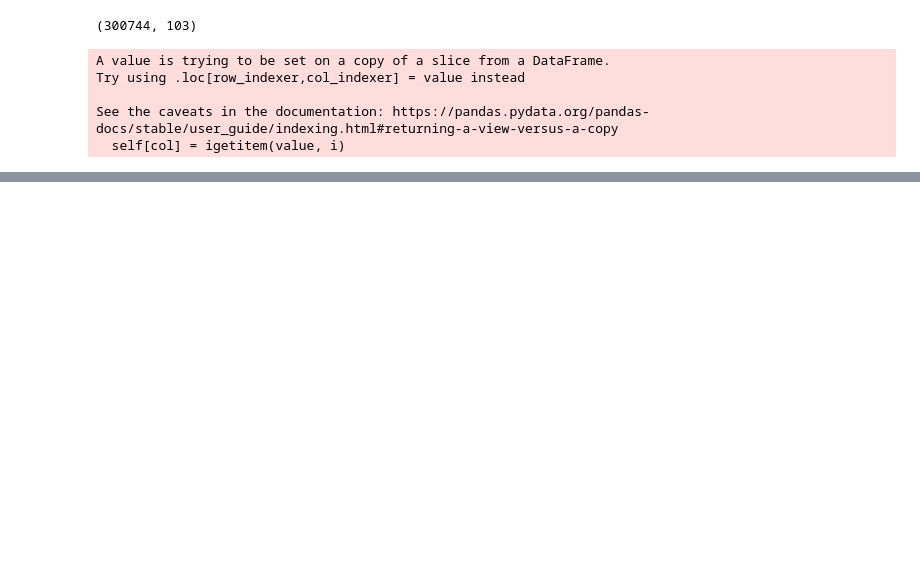
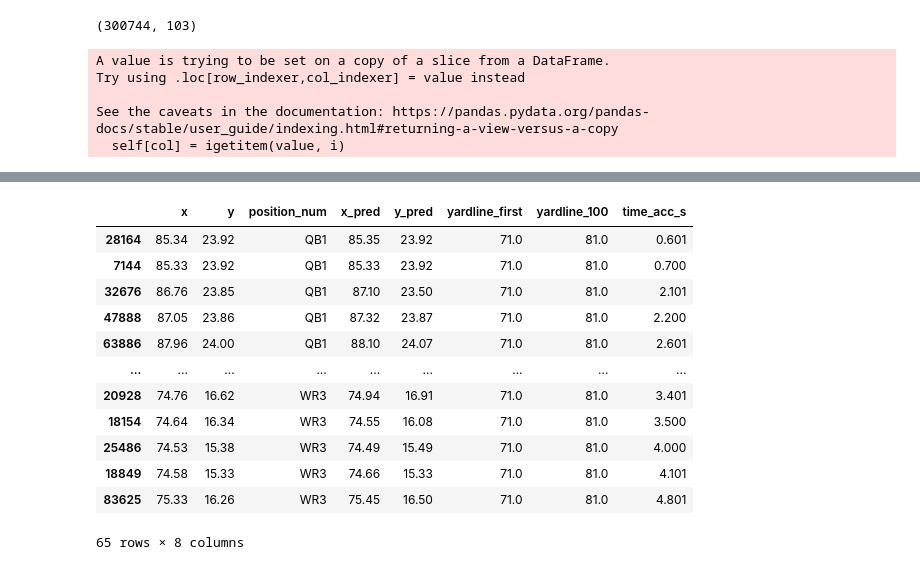
Before and after one commit to andrewbakert/NFL_Pass_Pred, a Jupyter notebook: route_pred.ipynb, the cells around one changed output, grey strips where cells are left out. Drawn from its saved outputs; the diff is of its cells as text; code cells hidden in the pictures; blank space fills up the shorter version.

```diff
--- a/route_pred.ipynb
+++ b/route_pred.ipynb
@@ -456,0 +357,2 @@ X_test_trans @ results_x.conf_int(alpha=0.05)
+# %%
+play1_test_pred = play1_test[['x', 'y', 'position_num', 'x_pred', 'y_pred', 'yardline_first', 'absoluteYardlineNumber', 'time_acc_s']]
@@ -456,0 +365,16 @@ X_test_trans @ results_x.conf_int(alpha=0.05)
+# %%
+play1_test_pred
+# %% [output]
+|  | x | y | position_num | x_pred | y_pred | yardline_first | yardline_100 | time_acc_s |
+| 28164 | 85.34 | 23.92 | QB1 | 85.35 | 23.92 | 71.0 | 81.0 | 0.601 |
+| 7144 | 85.33 | 23.92 | QB1 | 85.33 | 23.92 | 71.0 | 81.0 | 0.700 |
+| 32676 | 86.76 | 23.85 | QB1 | 87.10 | 23.50 | 71.0 | 81.0 | 2.101 |
+| 47888 | 87.05 | 23.86 | QB1 | 87.32 | 23.87 | 71.0 | 81.0 | 2.200 |
+| 63886 | 87.96 | 24.00 | QB1 | 88.10 | 24.07 | 71.0 | 81.0 | 2.601 |
+| ... | ... | ... | ... | ... | ... | ... | ... | ... |
+| 20928 | 74.76 | 16.62 | WR3 | 74.94 | 16.91 | 71.0 | 81.0 | 3.401 |
+| 18154 | 74.64 | 16.34 | WR3 | 74.55 | 16.08 | 71.0 | 81.0 | 3.500 |
+| 25486 | 74.53 | 15.38 | WR3 | 74.49 | 15.49 | 71.0 | 81.0 | 4.000 |
+| 18849 | 74.58 | 15.33 | WR3 | 74.66 | 15.33 | 71.0 | 81.0 | 4.101 |
+| 83625 | 75.33 | 16.26 | WR3 | 75.45 | 16.50 | 71.0 | 81.0 | 4.801 |
+65 rows × 8 columns
```
Also changed, not shown: parts of 62 cells of this notebook, 9 other files.
